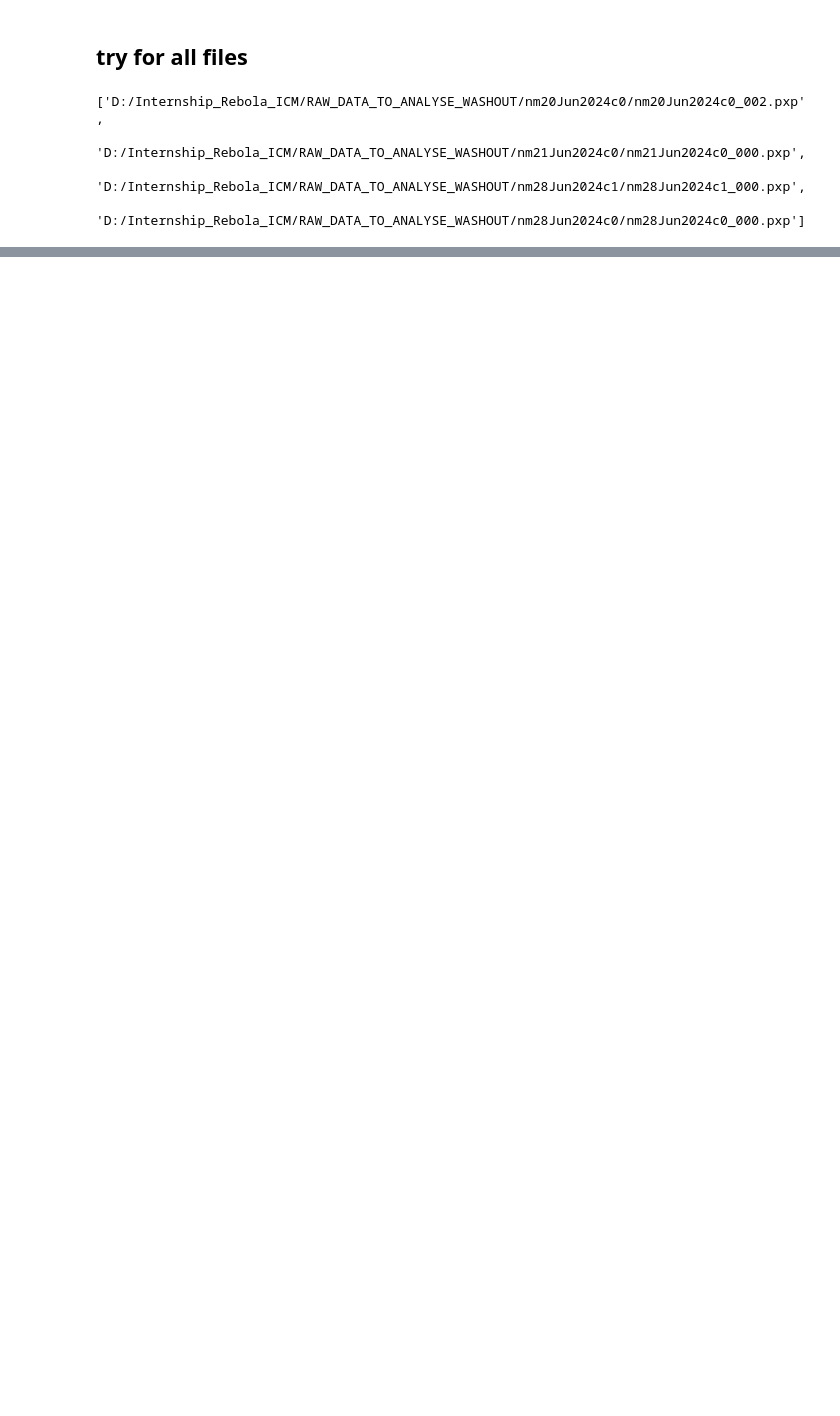
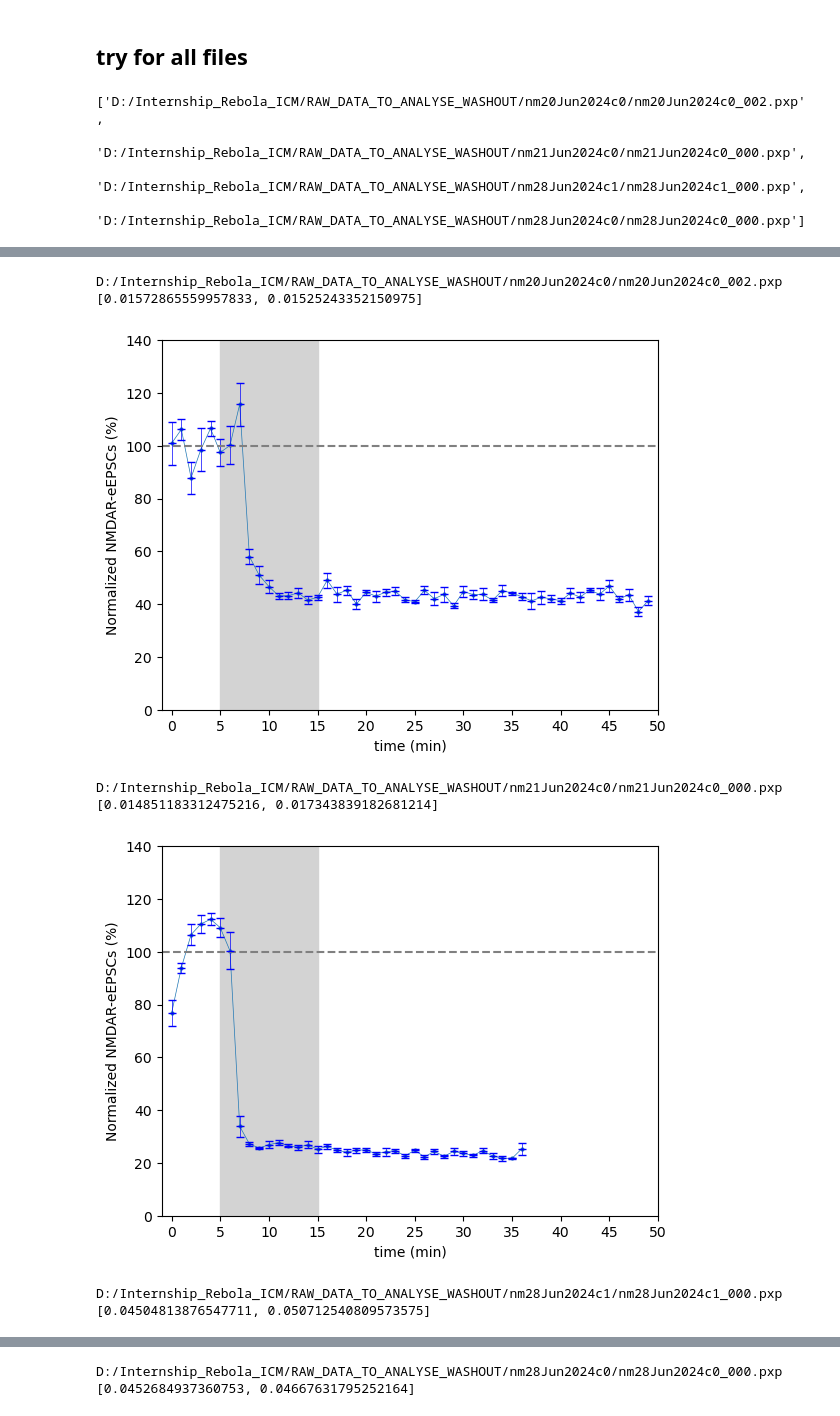
Before and after one commit to LauraGonzalez2000/Intracellular_recording, a Jupyter notebook: src/washout_experiment.ipynb, the cells around one changed output, grey strips where cells are left out. Drawn from its saved outputs; the diff is of its cells as text; code cells hidden in the pictures; blank space fills up the shorter version.

```diff
--- a/src/washout_experiment.ipynb
+++ b/src/washout_experiment.ipynb
@@ -119,0 +149,8 @@ stimulation parameters not found
+# %%
+def get_diffs2(recordings):
+    diffs = []
+    for recording in recordings:
+        diff = find_diff2(recording)
+        if diff<0.1:
+            diffs.append(diff)
+    return diffs
@@ -119,0 +260,42 @@ stimulation parameters not found
+# %%
+for file in files:
+    try:
+        print(file)
+        datafile = loadpxp(file)
+        recordings = get_recordings(datafile)
+        diffs = get_diffs2(recordings)
+        batches_m, batches_std = get_batches_rec(diffs)
+        print(batches_m[35:37])
+
+        # Calculate baseline mean and standard deviation
+        baseline_m = np.mean(batches_m[0:5])
+        baseline_std = np.std(batches_m[0:5])
+
+        # Normalization by baseline
+        batches_m_norm = (batches_m / baseline_m) * 100  # Baseline at 100%
+        batches_std_norm = (batches_std / baseline_m) * 100  # Adjust standard deviation normalization ????
+
+        fig, ax = plt.subplots()
+        ax.plot(batches_m_norm, marker="o", linewidth=0.5, markersize=2)
+        ax.errorbar(range(len(batches_m_norm)), batches_m_norm, yerr=batches_std_norm, linestyle='None', marker='_', color='blue', capsize=3, linewidth = 0.5)
+        ax.set_xlim(-1, 50 )
+        ax.set_ylim( 0, 140)
+        ax.set_ylabel("Normalized NMDAR-eEPSCs (%)")
+        ax.set_xlabel("time (min)")
+        ax.set_xticks(np.arange(0, 51, 5))
+        ax.axvspan(5, 15, color='lightgrey')
+        plt.axhline(100, color="grey", linestyle="--")
+
+        plt.show()
+
+    except Exception as e:
+        print(f"Error analysing this file: {e}")
+# %% [output]
+D:/Internship_Rebola_ICM/RAW_DATA_TO_ANALYSE_WASHOUT/nm20Jun2024c0/nm20Jun2024c0_002.pxp
+[0.01572865559957833, 0.01525243352150975]
+[figure, added]
+D:/Internship_Rebola_ICM/RAW_DATA_TO_ANALYSE_WASHOUT/nm21Jun2024c0/nm21Jun2024c0_000.pxp
+[0.014851183312475216, 0.017343839182681214]
+[figure, added]
+D:/Internship_Rebola_ICM/RAW_DATA_TO_ANALYSE_WASHOUT/nm28Jun2024c1/nm28Jun2024c1_000.pxp
+[0.04504813876547711, 0.050712540809573575]
@@ -119,0 +303,2 @@ stimulation parameters not found
+D:/Internship_Rebola_ICM/RAW_DATA_TO_ANALYSE_WASHOUT/nm28Jun2024c0/nm28Jun2024c0_000.pxp
+[0.0452684937360753, 0.04667631795252164]
```
Also changed, not shown: parts of 26 cells of this notebook.
